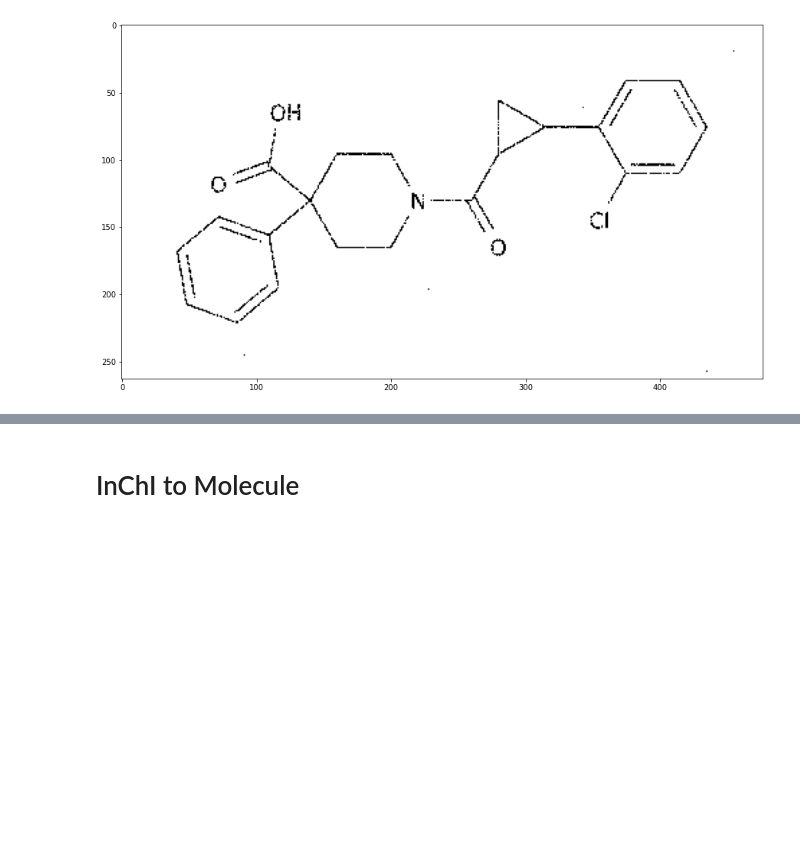
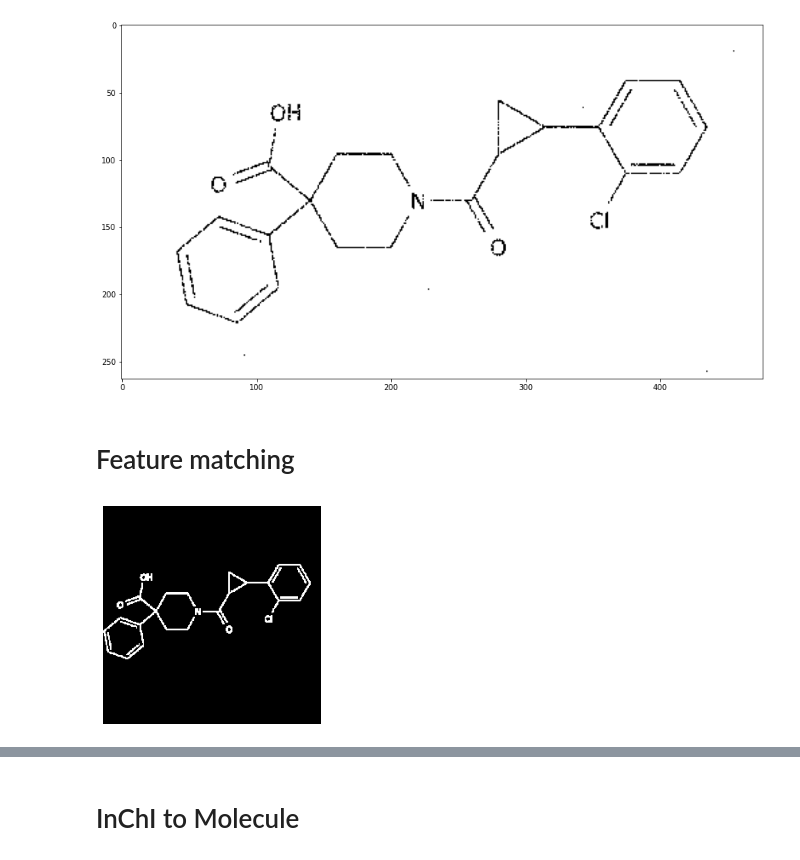
Before and after one commit to VirkSaab/MolecularTranslation, a Jupyter notebook: corner_detection.ipynb, the cells around one changed output, grey strips where cells are left out. Saved outputs shown, nothing was run; the diff lists cells and outputs as text; code cells hidden in the pictures; blank space fills up the shorter version.

```diff
--- a/corner_detection.ipynb
+++ b/corner_detection.ipynb
@@ -41,3 +46,42 @@ plt.imshow(img, cmap='gray')
 (263, 477)
 <matplotlib.image.AxesImage at 0x...>
 [figure]
+# %% [markdown]
+# Feature matching
+# %%
+INP_SIZE = (256, 256)
+
+def inchi_to_img(inchi_string):
+    chem_obj = Chem.MolFromInchi(inchi_string)
+    chem_obj = Draw.MolToImage(chem_obj)
+    chem_obj = minmaxscaler(np.array(chem_obj)).prod(axis=-1)
+    chem_obj = (1 - chem_obj)*255
+    chem_obj[chem_obj >= 100] = 255
+    chem_obj[chem_obj < 100] = 0
+    chem_obj = zero_trim_ndarray(chem_obj)
+    chem_obj = resizeAndPad(chem_obj, INP_SIZE, 0).astype(np.uint8)
+    return chem_obj
+
+def path_to_img(imgpath, min_contour_area=5):
+    img = Image.open(imgpath)
+    img = ImageOps.invert(img)
+    img = img.filter(ImageFilter.MaxFilter(3))
+    img = zero_trim_ndarray(np.array(img))
+    img = resizeAndPad(img, INP_SIZE, 0).astype(np.uint8)
+    # find contours in the thresholded image
+    cnts = cv2.findContours(img, cv2.RETR_EXTERNAL, cv2.CHAIN_APPROX_SIMPLE)
+    cnts = imutils.grab_contours(cnts)
+    # print("[INFO] {} unique contours found".format(len(cnts)))
+    # loop over the contours
+    img = np.stack((img, img, img), axis=-1)
+    for (i, c) in enumerate(cnts):
+        if cv2.contourArea(c) < min_contour_area:
+            cv2.fillPoly(img, [c], color=(255, 0, 0))
+    img = img[...,-1]
+    return img
+# %%
+inp_img = path_to_img(imgpath)
+plt.imshow(inp_img, cmap='gray')
+plt.axis('off');
+# %% [output]
+[figure, added]
```
Also changed, not shown: parts of 20 cells of this notebook, 11 other files.
